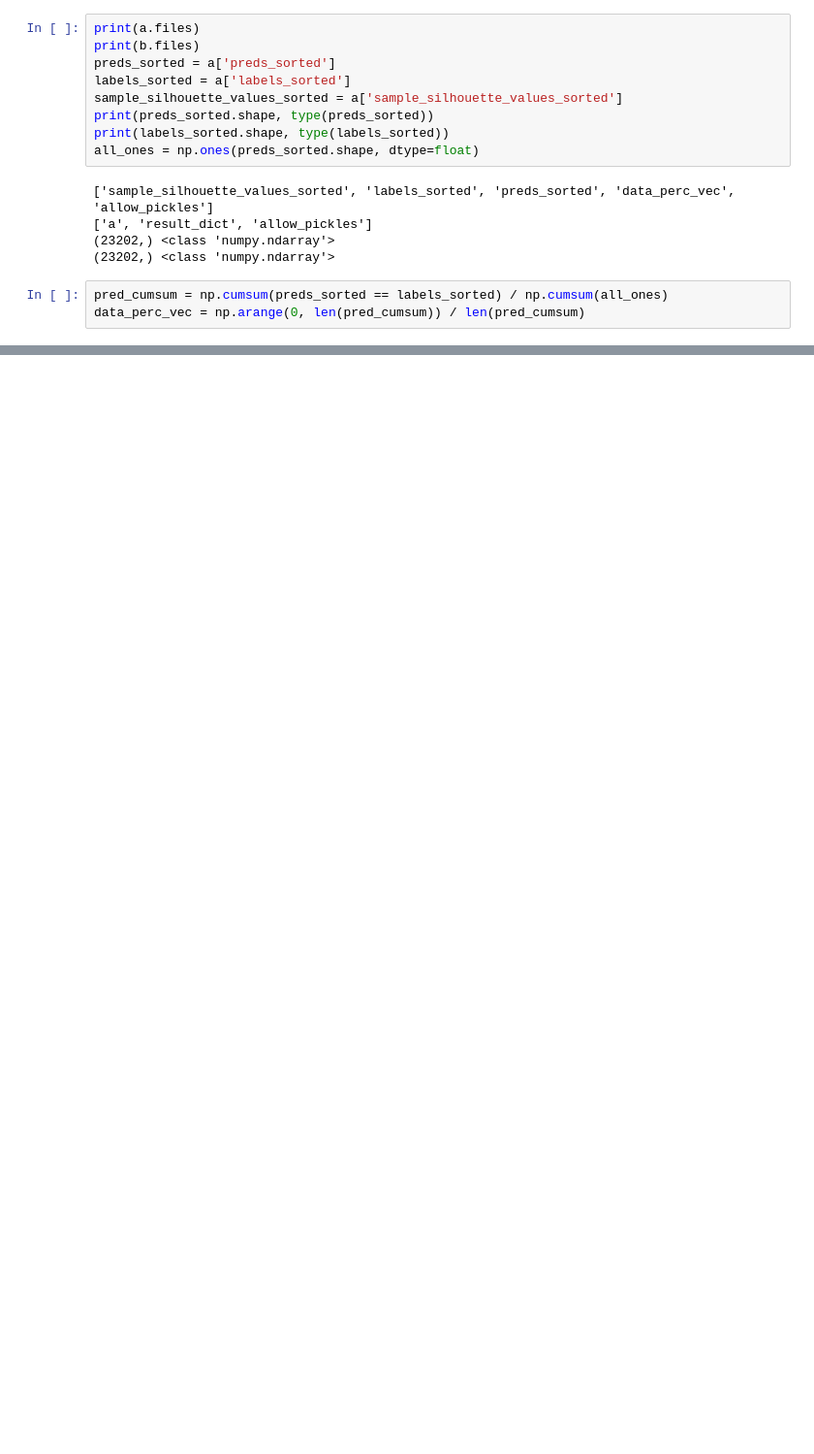
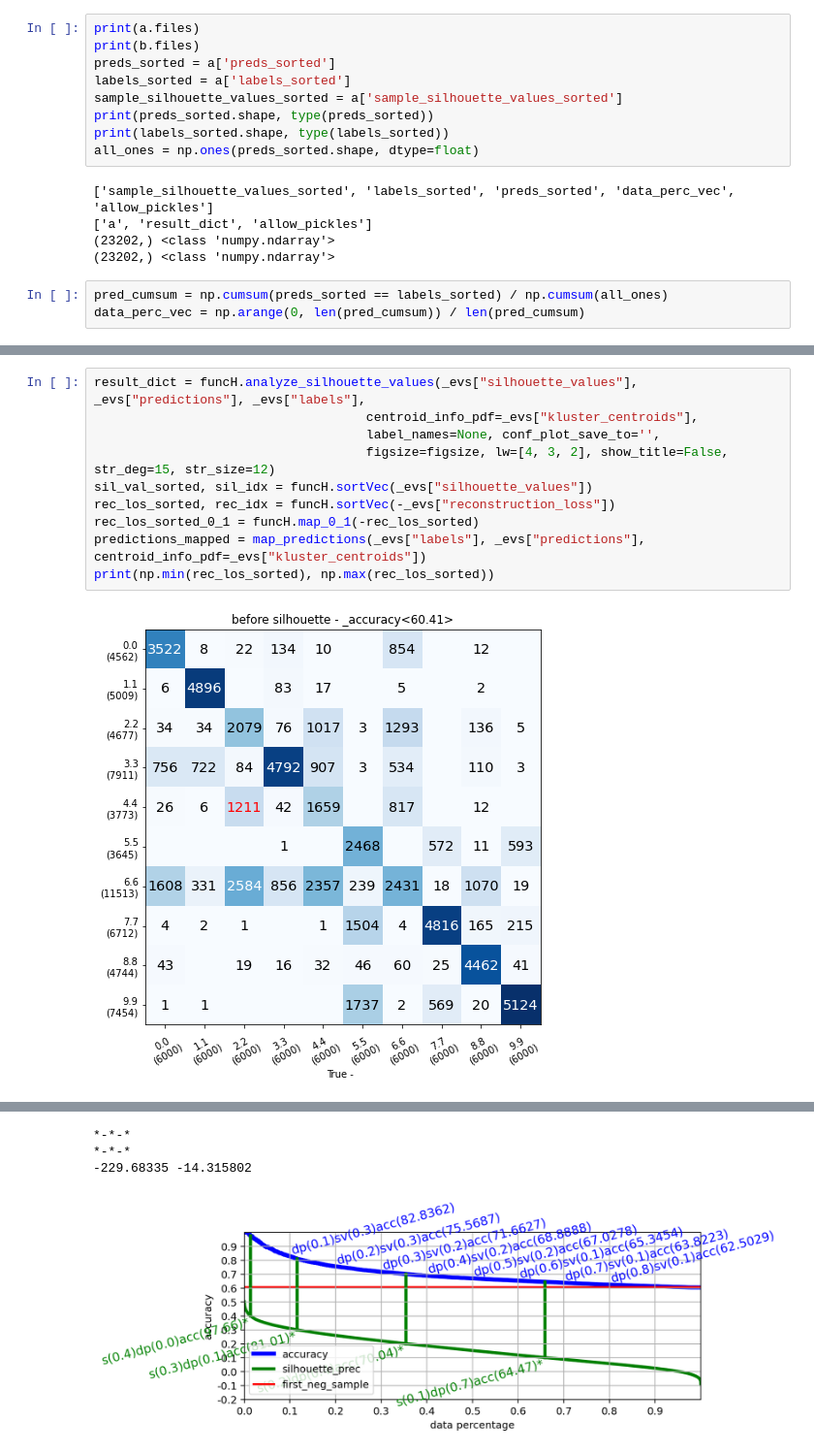
Before and after one commit to dogasiyli-boun/keyhandshapediscovery, a Jupyter notebook: ipynb/study_sihouette_better.ipynb, the cells around one changed output, grey strips where cells are left out. Shown at 97% size. Saved outputs shown, nothing was run; the diff lists cells and outputs as text; blank space fills up the shorter version.

```diff
--- a/ipynb/study_sihouette_better.ipynb
+++ b/ipynb/study_sihouette_better.ipynb
@@ -72,0 +313,12 @@ data_perc_vec
+# %%
+result_dict = funcH.analyze_silhouette_values(_evs["silhouette_values"], _evs["predictions"], _evs["labels"],
+                                    centroid_info_pdf=_evs["kluster_centroids"],
+                                    label_names=None, conf_plot_save_to='',
+                                    figsize=figsize, lw=[4, 3, 2], show_title=False, str_deg=15, str_size=12)
+sil_val_sorted, sil_idx = funcH.sortVec(_evs["silhouette_values"])
+rec_los_sorted, rec_idx = funcH.sortVec(-_evs["reconstruction_loss"])
+rec_los_sorted_0_1 = funcH.map_0_1(-rec_los_sorted)
+predictions_mapped = map_predictions(_evs["labels"], _evs["predictions"], centroid_info_pdf=_evs["kluster_centroids"])
+print(np.min(rec_los_sorted), np.max(rec_los_sorted))
+# %% [output]
+[figure, added]
@@ -72,0 +328,4 @@ data_perc_vec
+*-*-*
+*-*-*
+-229.68335 -14.315802
+[figure, added]
```
Also changed, not shown: parts of 19 cells of this notebook, 5 other files.
